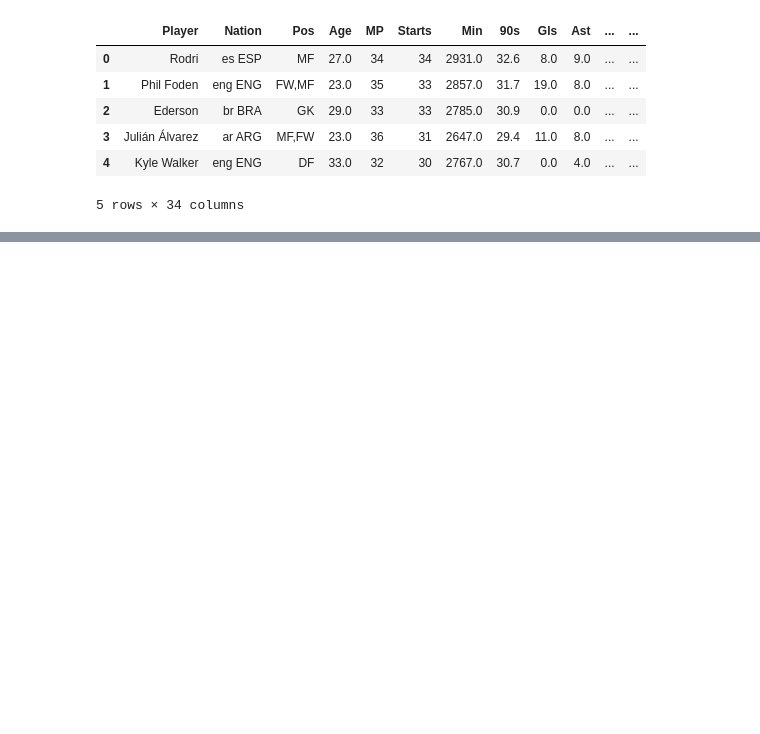
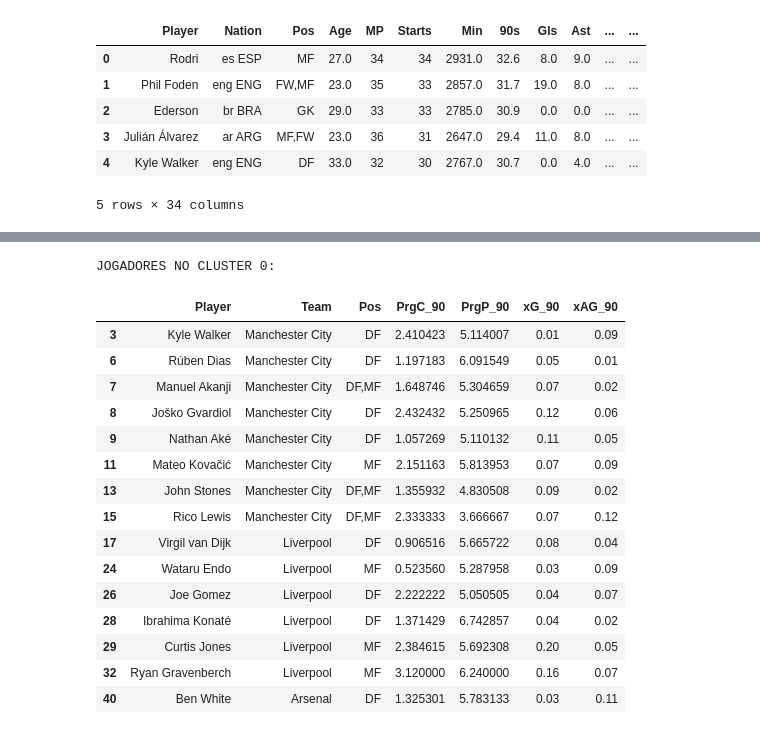
Before and after one commit to Qu1te-a-nice-guy/Football_stats, a Jupyter notebook: NB_1.ipynb, the cells around one changed output, grey strips where cells are left out. Cells and saved outputs as stored; diff of their text form; code cells hidden in the pictures; blank space fills up the shorter version.

```diff
--- a/NB_1.ipynb
+++ b/NB_1.ipynb
@@ -205,0 +123,24 @@ Lost Daniel Muñoz and Adam Wharton due to inexistant market value data
+# %%
+grupo_0 = df_filtered[df_filtered['Cluster'] == 0]
+# Mostrar o Nome, Equipa, Posição original e as suas estatísticas
+display_columns = ['Player', 'Team', 'Pos', 'PrgC_90', 'PrgP_90', 'xG_90', 'xAG_90']
+print("JOGADORES NO CLUSTER 0:")
+grupo_0[display_columns].head(15)
+# %% [output]
+JOGADORES NO CLUSTER 0:
+|  | Player | Team | Pos | PrgC_90 | PrgP_90 | xG_90 | xAG_90 |
+| 3 | Kyle Walker | Manchester City | DF | 2.410423 | 5.114007 | 0.01 | 0.09 |
+| 6 | Rúben Dias | Manchester City | DF | 1.197183 | 6.091549 | 0.05 | 0.01 |
+| 7 | Manuel Akanji | Manchester City | DF,MF | 1.648746 | 5.304659 | 0.07 | 0.02 |
+| 8 | Joško Gvardiol | Manchester City | DF | 2.432432 | 5.250965 | 0.12 | 0.06 |
+| 9 | Nathan Aké | Manchester City | DF | 1.057269 | 5.110132 | 0.11 | 0.05 |
+| 11 | Mateo Kovačić | Manchester City | MF | 2.151163 | 5.813953 | 0.07 | 0.09 |
+| 13 | John Stones | Manchester City | DF,MF | 1.355932 | 4.830508 | 0.09 | 0.02 |
+| 15 | Rico Lewis | Manchester City | DF,MF | 2.333333 | 3.666667 | 0.07 | 0.12 |
+| 17 | Virgil van Dijk | Liverpool | DF | 0.906516 | 5.665722 | 0.08 | 0.04 |
+| 24 | Wataru Endo | Liverpool | MF | 0.523560 | 5.287958 | 0.03 | 0.09 |
+| 26 | Joe Gomez | Liverpool | DF | 2.222222 | 5.050505 | 0.04 | 0.07 |
+| 28 | Ibrahima Konaté | Liverpool | DF | 1.371429 | 6.742857 | 0.04 | 0.02 |
+| 29 | Curtis Jones | Liverpool | MF | 2.384615 | 5.692308 | 0.20 | 0.05 |
+| 32 | Ryan Gravenberch | Liverpool | MF | 3.120000 | 6.240000 | 0.16 | 0.07 |
+| 40 | Ben White | Arsenal | DF | 1.325301 | 5.783133 | 0.03 | 0.11 |
```
Also changed, not shown: parts of 34 cells of this notebook, 1 other file.
